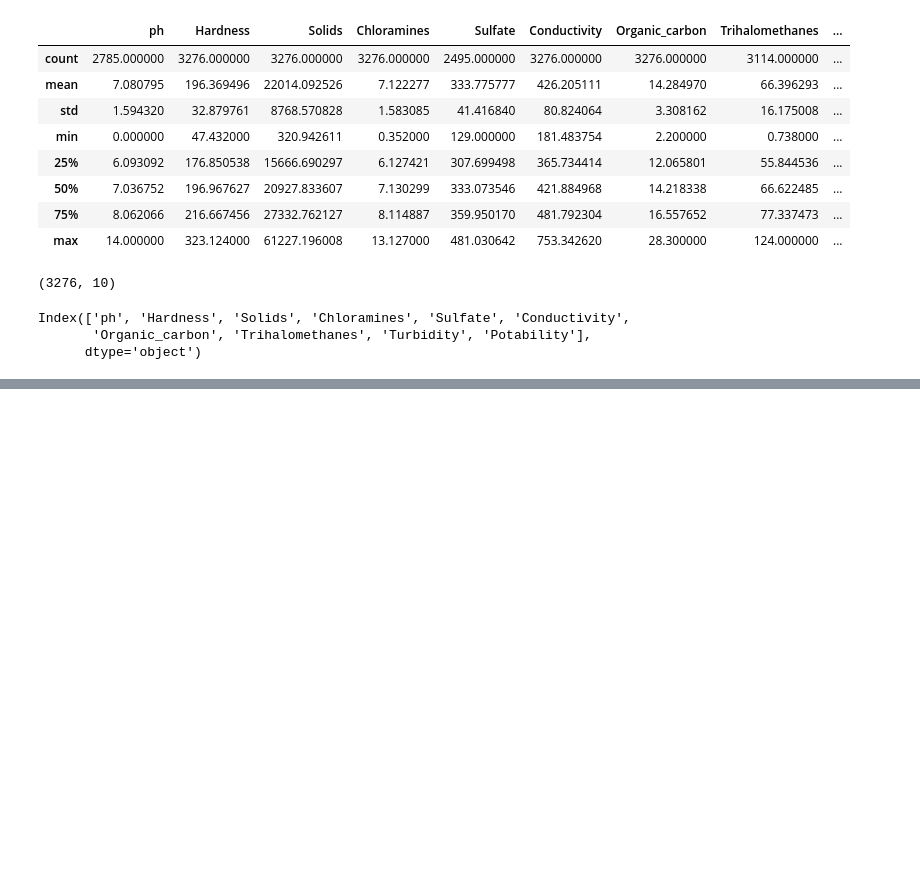
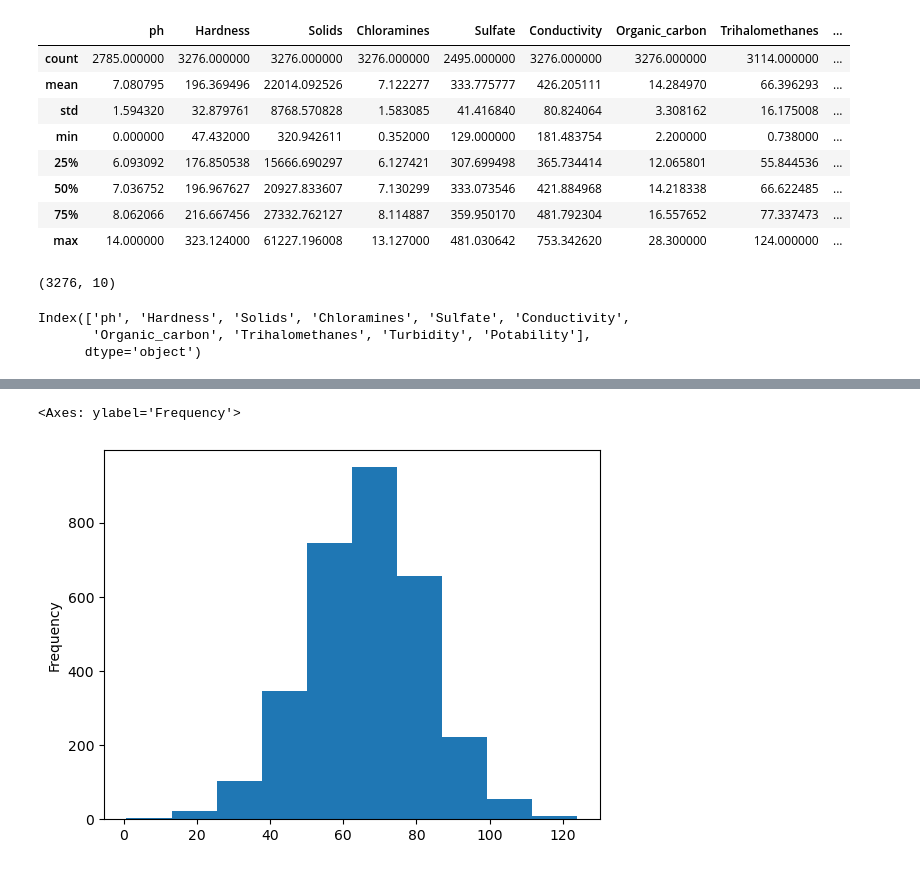
Before and after one commit to AneleMaphalala/water_potability_prediction, a Jupyter notebook: water_potability.ipynb, the cells around one changed output, grey strips where cells are left out. Cells and saved outputs as stored; diff of their text form; code cells hidden in the pictures; blank space fills up the shorter version.

```diff
--- a/water_potability.ipynb
+++ b/water_potability.ipynb
@@ -107,0 +184,5 @@ Index(['ph', 'Hardness', 'Solids', 'Chloramines', 'Sulfate', 'Conductivity',
+# %%
+water_potability_df['Trihalomethanes'].plot(kind='hist')
+# %% [output]
+<Axes: ylabel='Frequency'>
+[figure, added]
```
Also changed, not shown: parts of 24 cells of this notebook.
